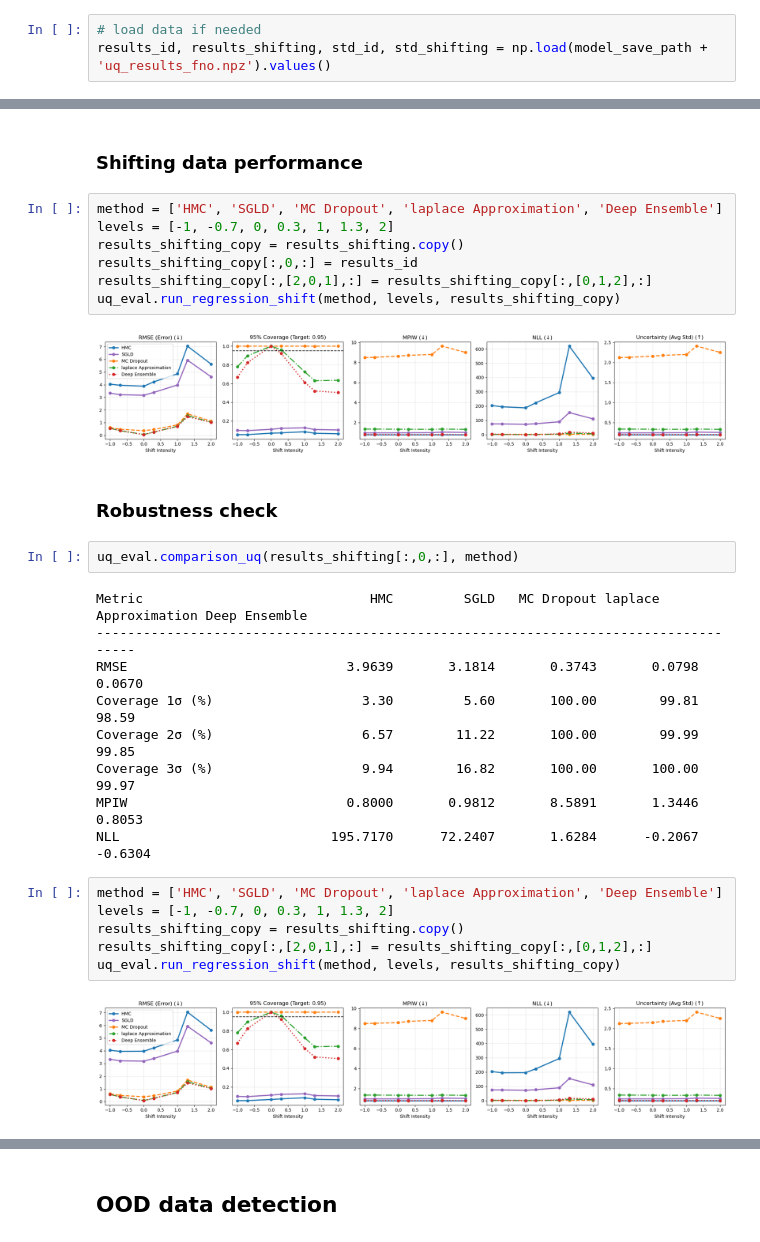
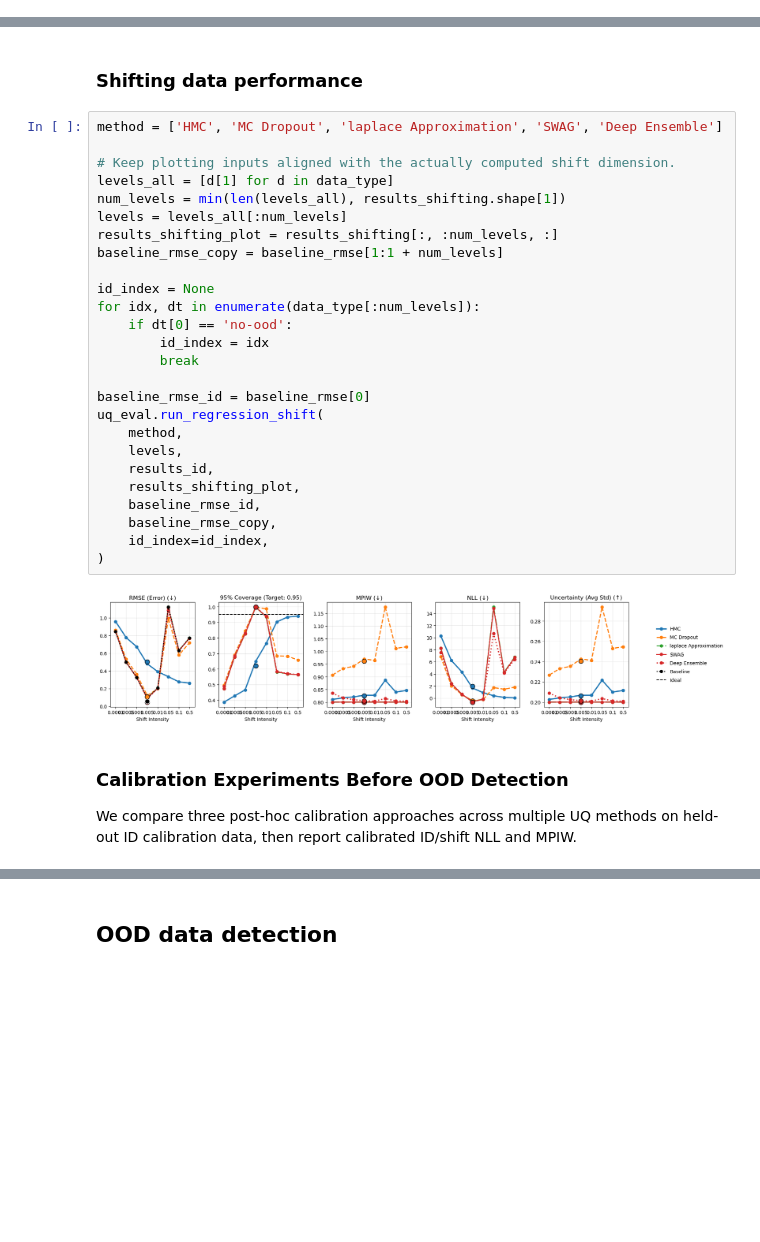
Before and after one commit to hwkin/uq, a Jupyter notebook: poisson/FNO/training_and_testing.ipynb, the cells around one changed output, grey strips where cells are left out. Cells and saved outputs as stored; diff of their text form; blank space fills up the shorter version.

Commit message:
added swag and calibration

```diff
--- a/poisson/FNO/training_and_testing.ipynb
+++ b/poisson/FNO/training_and_testing.ipynb
@@ -674,5 +569,2 @@ np.savez(model_save_path + 'uq_results_fno.npz', results_id=results_id, results_
 # %% [markdown]
 ## Assess evaluation metrics
-# %%
-# load data if needed
-results_id, results_shifting, std_id, std_shifting = np.load(model_save_path + 'uq_results_fno.npz').values()
@@ -693,32 +599,33 @@ NLL                           187.2464      72.0582       1.6354      -0.2204
 # %% [markdown]
 ### Shifting data performance
-# %%
-method = ['HMC', 'SGLD', 'MC Dropout', 'laplace Approximation', 'Deep Ensemble']
-levels = [-1, -0.7, 0, 0.3, 1, 1.3, 2]
-results_shifting_copy = results_shifting.copy()
-results_shifting_copy[:,0,:] = results_id
-results_shifting_copy[:,[2,0,1],:] = results_shifting_copy[:,[0,1,2],:]
-uq_eval.run_regression_shift(method, levels, results_shifting_copy)
-# %% [output]
-[figure, removed]
-# %% [markdown]
-### Robustness check
-# %%
-uq_eval.comparison_uq(results_shifting[:,0,:], method)
-# %% [output]
-Metric                             HMC         SGLD   MC Dropout laplace Approximation Deep Ensemble
--------------------------------------------------------------------------------------
-RMSE                            3.9639       3.1814       0.3743       0.0798     0.0670
-Coverage 1σ (%)                   3.30         5.60       100.00        99.81      98.59
-Coverage 2σ (%)                   6.57        11.22       100.00        99.99      99.85
-Coverage 3σ (%)                   9.94        16.82       100.00       100.00      99.97
-MPIW                            0.8000       0.9812       8.5891       1.3446     0.8053
-NLL                           195.7170      72.2407       1.6284      -0.2067    -0.6304
-# %%
-method = ['HMC', 'SGLD', 'MC Dropout', 'laplace Approximation', 'Deep Ensemble']
-levels = [-1, -0.7, 0, 0.3, 1, 1.3, 2]
-results_shifting_copy = results_shifting.copy()
-results_shifting_copy[:,[2,0,1],:] = results_shifting_copy[:,[0,1,2],:]
-uq_eval.run_regression_shift(method, levels, results_shifting_copy)
-# %% [output]
-[figure, removed]
+# %%
+method = ['HMC', 'MC Dropout', 'laplace Approximation', 'SWAG', 'Deep Ensemble']
+
+# Keep plotting inputs aligned with the actually computed shift dimension.
+levels_all = [d[1] for d in data_type]
+num_levels = min(len(levels_all), results_shifting.shape[1])
+levels = levels_all[:num_levels]
+results_shifting_plot = results_shifting[:, :num_levels, :]
+baseline_rmse_copy = baseline_rmse[1:1 + num_levels]
+
+id_index = None
+for idx, dt in enumerate(data_type[:num_levels]):
+    if dt[0] == 'no-ood':
+        id_index = idx
+        break
+
+baseline_rmse_id = baseline_rmse[0]
+uq_eval.run_regression_shift(
+    method,
+    levels,
+    results_id,
+    results_shifting_plot,
+    baseline_rmse_id,
+    baseline_rmse_copy,
+    id_index=id_index,
+)
+# %% [output]
+[figure, added]
+# %% [markdown]
+### Calibration Experiments Before OOD Detection
+We compare three post-hoc calibration approaches across multiple UQ methods on held-out ID calibration data, then report calibrated ID/shift NLL and MPIW.
```
Also changed, not shown: parts of 43 cells of this notebook, 16 other files.
